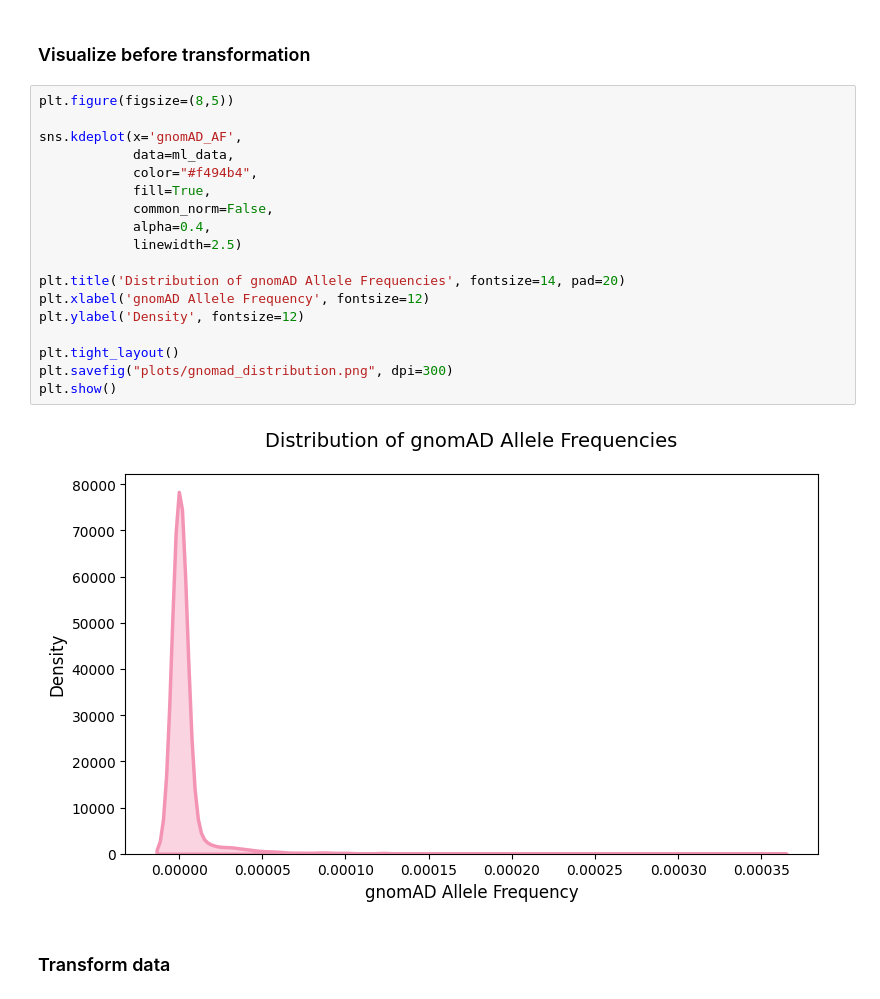
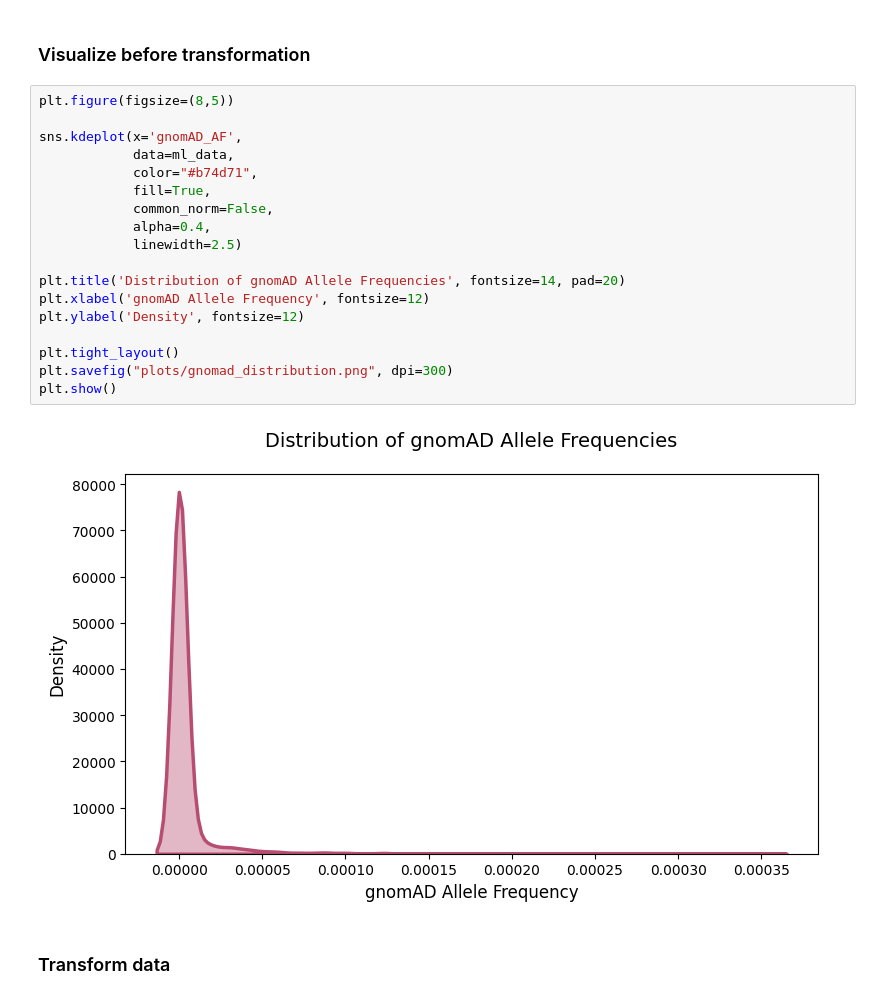
Before and after one commit to anekleiven/machine_learning_pipeline, a Jupyter notebook: 03_Data_preparation.ipynb, the cells around one changed output. Drawn from its saved outputs; the diff is of its cells as text.

```diff
--- a/03_Data_preparation.ipynb
+++ b/03_Data_preparation.ipynb
@@ -30,23 +30,23 @@ Loaded 1906 variants.
 # %%
 plt.figure(figsize=(8,5))
 
 sns.kdeplot(x='gnomAD_AF',
             data=ml_data,
-            color="#f494b4",
+            color="#b74d71",
             fill=True,
             common_norm=False,
             alpha=0.4,
             linewidth=2.5)
 
 plt.title('Distribution of gnomAD Allele Frequencies', fontsize=14, pad=20)
 plt.xlabel('gnomAD Allele Frequency', fontsize=12)
 plt.ylabel('Density', fontsize=12)
 
 plt.tight_layout()
 plt.savefig("plots/gnomad_distribution.png", dpi=300)
 plt.show()
 # %% [output]
-[figure, old version]
+[figure, new version]
 # %% [markdown]
 ### Transform data
 # %%
```
Also changed, not shown: parts of 8 cells of this notebook, 4 other files.
